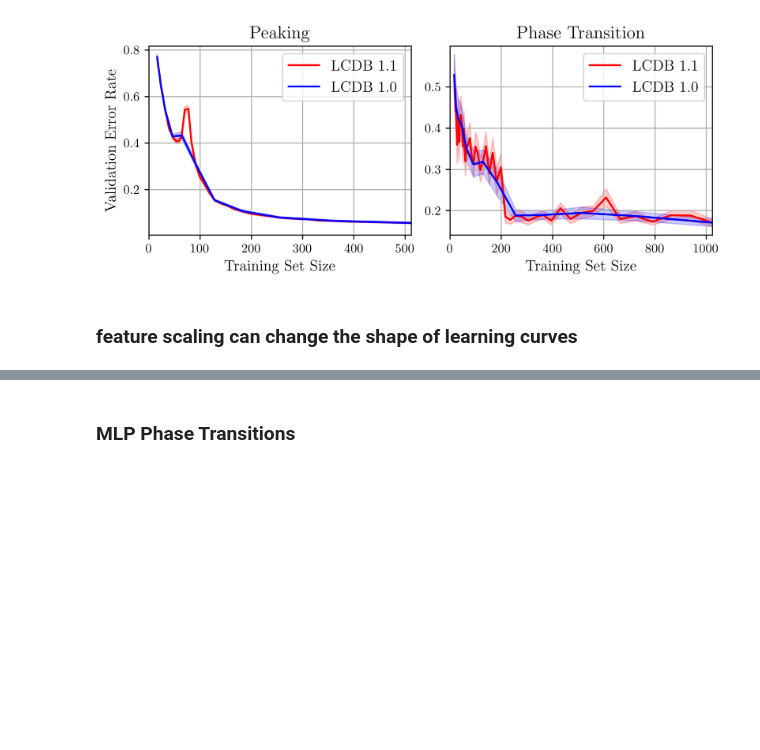
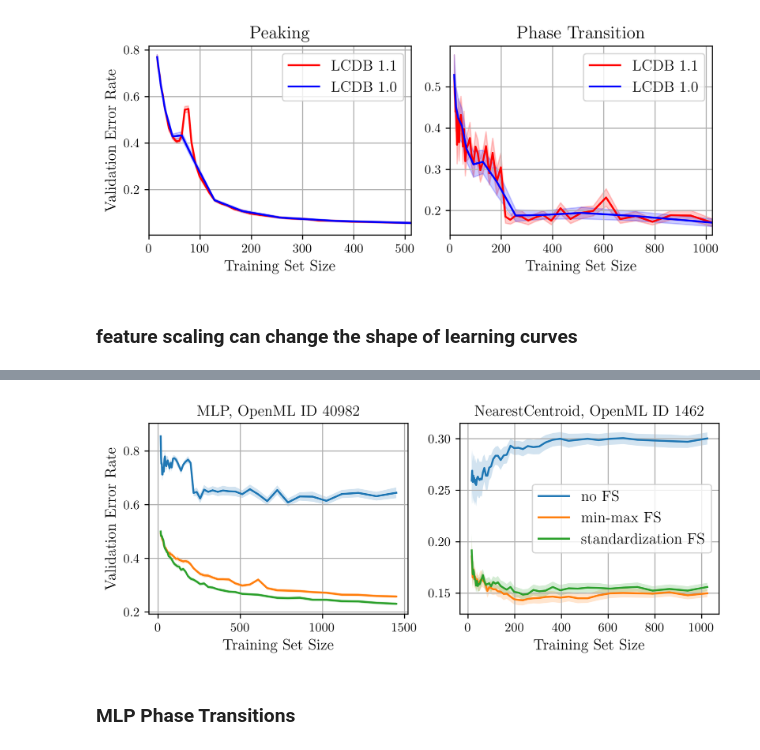
Before and after one commit to learning-curve-research/LCDB-1.1, a Jupyter notebook: analysis/Intro - figure.ipynb, the cells around one changed output, grey strips where cells are left out. Saved outputs shown, nothing was run; the diff lists cells and outputs as text; code cells hidden in the pictures; blank space fills up the shorter version.

```diff
--- a/analysis/Intro - figure.ipynb
+++ b/analysis/Intro - figure.ipynb
@@ -148,3 +139,34 @@ plt.show()
+# %%
+pairs = [(11, 66), (19, 35)]
+
+fig, axes = plt.subplots(1, 2, figsize=(7, 3), dpi=400)
+
+for ax, (LEARNER, DATASET) in zip(axes, pairs):
+    mean_clean, se_clean = extract_mean_se(dataset_nofs, DATASET, LEARNER)
+    mean_clean_fs, se_clean_fs = extract_mean_se(dataset_minmaxfs, DATASET, LEARNER)
+    mean_clean_zfs, se_clean_zfs = extract_mean_se(dataset_standardfs, DATASET, LEARNER)
+
+    ax.plot(anchor_list_denser, mean_clean, label='no FS')
+    ax.fill_between(anchor_list_denser, mean_clean - se_clean, mean_clean + se_clean, alpha=0.2)
+
+    ax.plot(anchor_list_denser, mean_clean_fs, label='min-max FS')
+    ax.fill_between(anchor_list_denser, mean_clean_fs - se_clean_fs, mean_clean_fs + se_clean_fs, alpha=0.2)
+
+    ax.plot(anchor_list_denser, mean_clean_zfs, label='standardization FS')
+    ax.fill_between(anchor_list_denser, mean_clean_zfs - se_clean_zfs, mean_clean_zfs + se_clean_zfs, alpha=0.2)
+
+    ax.set_title(f'{learner_zoo[LEARNER]}, OpenML ID {dataset_ids_CC18[DATASET]}', fontsize=14)
+    ax.set_xlabel('Training Set Size', fontsize=12)
+    ax.grid()
+
+axes[0].set_ylabel('Validation Error Rate', fontsize=12)
+axes[1].legend(fontsize=12)
+
+plt.tight_layout()
+plt.subplots_adjust(wspace=0.2)
+plt.show()
+# %% [output]
+[figure, added]
 # %% [markdown]
 ### MLP Phase Transitions
 # %%
```
Also changed, not shown: parts of 5 cells of this notebook, 10 other files.
